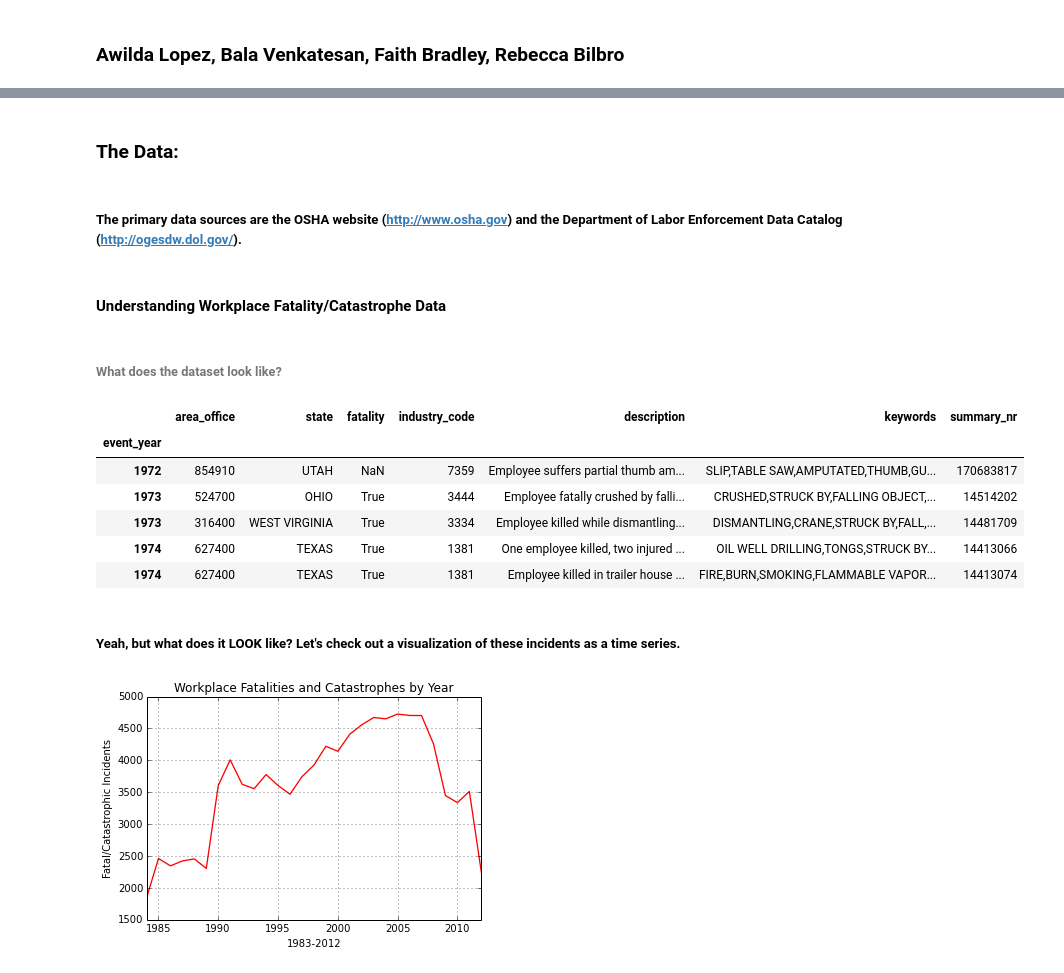
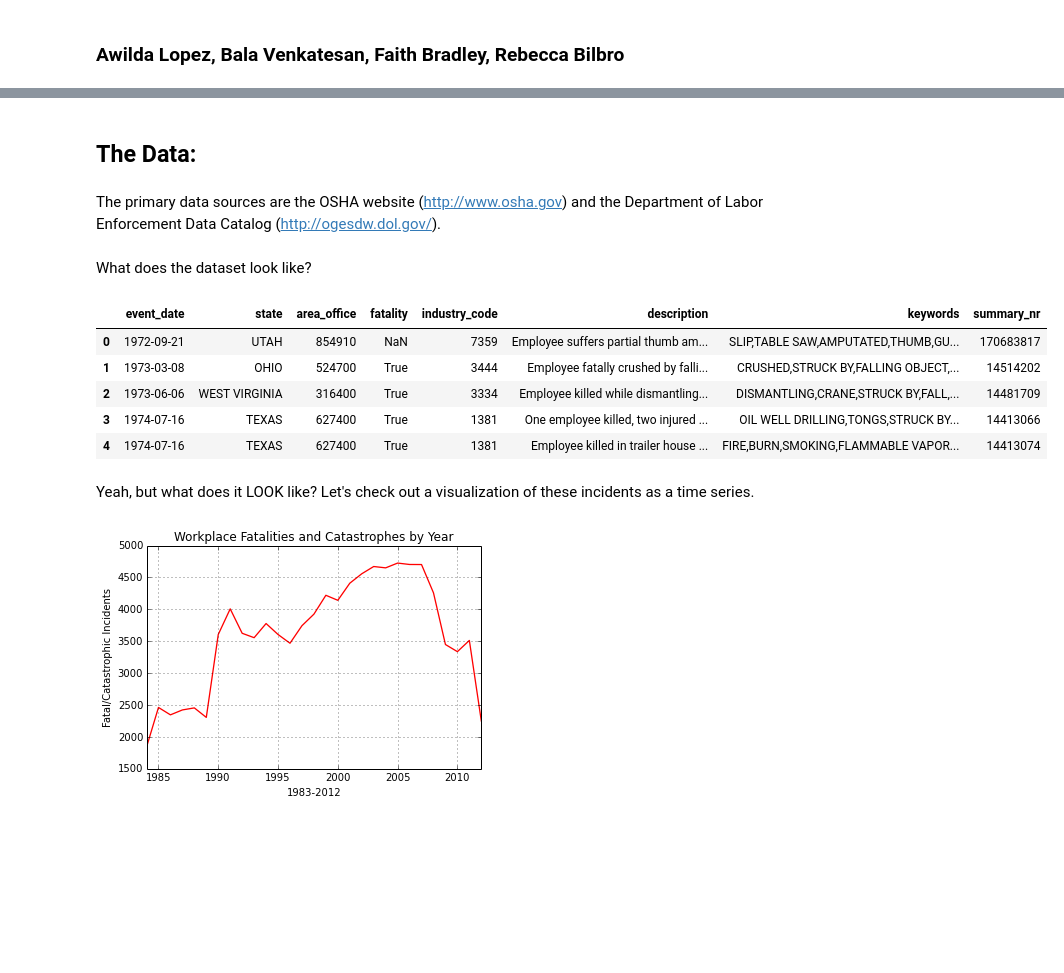
Before and after one commit to rebeccabilbro/capstone, a Jupyter notebook: osha/index.ipynb, the cells around one changed output, grey strips where cells are left out. Drawn from its saved outputs; the diff is of its cells as text; code cells hidden in the pictures; blank space fills up the shorter version.

Commit message:
updated the index file and added initial draft of regional.py

```diff
--- a/osha/index.ipynb
+++ b/osha/index.ipynb
@@ -33,9 +33,7 @@ How can the agency make the most of its limited resources?
 # %% [markdown]
-### The Data:
+## The Data:
 # %% [markdown]
-##### The primary data sources are the OSHA website (http://www.osha.gov) and the Department of Labor Enforcement Data Catalog (http://ogesdw.dol.gov/).
+The primary data sources are the OSHA website (http://www.osha.gov) and the Department of Labor Enforcement Data Catalog (http://ogesdw.dol.gov/).
-# %% [markdown]
-#### Understanding Workplace Fatality/Catastrophe Data
 # %%
 import numpy as np
 import pandas as pd
@@ -45,18 +43,17 @@ from sklearn.linear_model import LinearRegression
 from scipy import stats
 %matplotlib inline
 # %% [markdown]
-###### What does the dataset look like?
+What does the dataset look like?
 # %%
-oshadata = pd.read_csv("incidents_by_year.csv", index_col="event_year")
+oshadata = pd.read_csv("../data/incidents_by_state.csv", low_memory=False)
 oshadata[:5]
 # %% [output]
-|  | area_office | state | fatality | industry_code | description | keywords | summary_nr |
-| event_year |  |  |  |  |  |  |  |
-| 1972 | 854910 | UTAH | NaN | 7359 | Employee suffers partial thumb am... | SLIP,TABLE SAW,AMPUTATED,THUMB,GU... | 170683817 |
-| 1973 | 524700 | OHIO | True | 3444 | Employee fatally crushed by falli... | CRUSHED,STRUCK BY,FALLING OBJECT,... | 14514202 |
-| 1973 | 316400 | WEST VIRGINIA | True | 3334 | Employee killed while dismantling... | DISMANTLING,CRANE,STRUCK BY,FALL,... | 14481709 |
-| 1974 | 627400 | TEXAS | True | 1381 | One employee killed, two injured ... | OIL WELL DRILLING,TONGS,STRUCK BY... | 14413066 |
-| 1974 | 627400 | TEXAS | True | 1381 | Employee killed in trailer house ... | FIRE,BURN,SMOKING,FLAMMABLE VAPOR... | 14413074 |
+|  | event_date | state | area_office | fatality | industry_code | description | keywords | summary_nr |
+| 0 | 1972-09-21 | UTAH | 854910 | NaN | 7359 | Employee suffers partial thumb am... | SLIP,TABLE SAW,AMPUTATED,THUMB,GU... | 170683817 |
+| 1 | 1973-03-08 | OHIO | 524700 | True | 3444 | Employee fatally crushed by falli... | CRUSHED,STRUCK BY,FALLING OBJECT,... | 14514202 |
+| 2 | 1973-06-06 | WEST VIRGINIA | 316400 | True | 3334 | Employee killed while dismantling... | DISMANTLING,CRANE,STRUCK BY,FALL,... | 14481709 |
+| 3 | 1974-07-16 | TEXAS | 627400 | True | 1381 | One employee killed, two injured ... | OIL WELL DRILLING,TONGS,STRUCK BY... | 14413066 |
+| 4 | 1974-07-16 | TEXAS | 627400 | True | 1381 | Employee killed in trailer house ... | FIRE,BURN,SMOKING,FLAMMABLE VAPOR... | 14413074 |
 # %% [markdown]
-##### Yeah, but what does it LOOK like? Let's check out a visualization of these incidents as a time series.
+Yeah, but what does it LOOK like? Let's check out a visualization of these incidents as a time series.
 # %%
```
Also changed, not shown: parts of 53 cells of this notebook, 2 other files.
